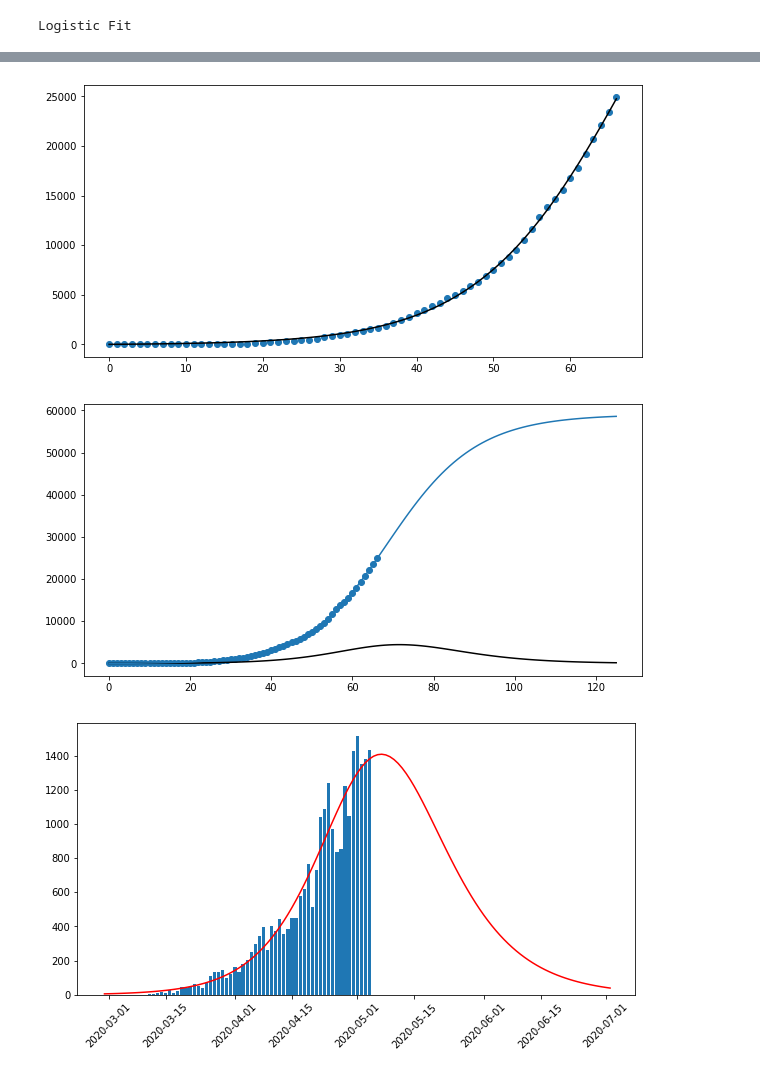
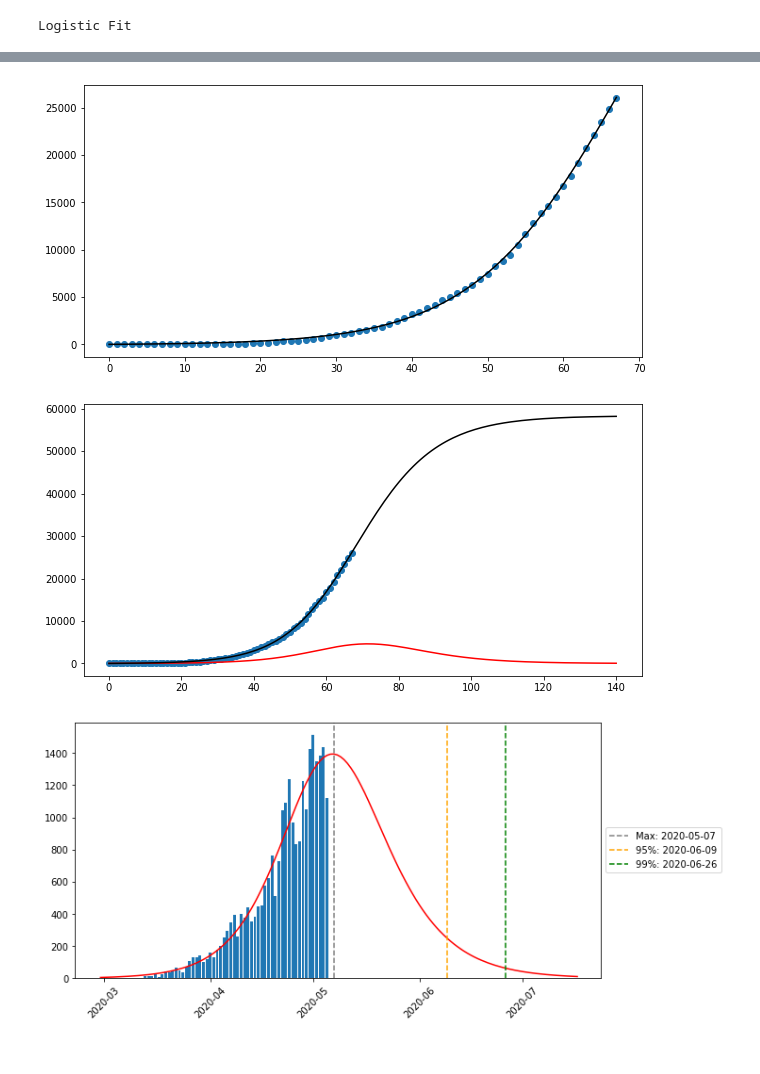
Before and after one commit to aldodec/Covid19-Mex, a Jupyter notebook: Covid19_MX_SIR_Prediction.ipynb, the cells around one changed output, grey strips where cells are left out. Saved outputs shown, nothing was run; the diff lists cells and outputs as text; code cells hidden in the pictures.

```diff
--- a/Covid19_MX_SIR_Prediction.ipynb
+++ b/Covid19_MX_SIR_Prediction.ipynb
@@ -23,17 +23,17 @@ date = ['2020-02-28','2020-02-29','2020-03-01','2020-03-02','2020-03-03','2020-0
         '2020-04-16','2020-04-17','2020-04-18','2020-04-19','2020-04-20','2020-04-21',
         '2020-04-22','2020-04-23','2020-04-24','2020-04-25','2020-04-26','2020-04-27',
         '2020-04-28','2020-04-29','2020-04-30','2020-05-01','2020-05-02','2020-05-03',
-        '2020-05-04']
+        '2020-05-04','2020-05-05']
 
 positives = [3,4,5,5,5,5,5,6,7,7,7,7,11,14,26,41,53,82,93,118,164,203,251,316
                    ,367,405,475,585,717,848,993,1094,1215,1378,1510,1688,1890,2143,
                    2439,2785,3181,3441,3844,4219,4661,5014,5399,5847,6297,6875,7497,
                    8261,8772,9501,10544,11633,12872,13842,14677,15529,16752,17799,
-             19224,20739,22088,23471,24905]
+             19224,20739,22088,23471,24905,26025]
 
 deaths = [0,0,0,0,0,0,0,0,0,0,0,0,0,0,0,0,0,0,0,1,1,2,2,2,4,5,6,8,12,16,20,28,29,37,50,60,79,94,
           125,141,174,194,233,273,296,332,406,449,486,546,650,686,712,857,970,1069,1221,1305,
-          1351,1434,1569,1732,1859,1972,2061,2154,2271]
+          1351,1434,1569,1732,1859,1972,2061,2154,2271,2507]
 
 days = [i for i in range(len(positives))]
 # %%
@@ -83,7 +83,7 @@ r0 = c[2]
 A0 = c[0]
 C0 = K0/(A0+1)
 
-print(20*'===')
+print(20*'====')
 
 
 
@@ -137,19 +137,24 @@ print('N0:',N0_fit)
 t = np.linspace(0,len(positives)-1,len(positives))
 solution = scipy.integrate.odeint(SIR_model,y0=[S0,I0_fit,R0],t=t,args=(beta_fit,gamma_fit,N0_fit))
 solution = np.array(solution)
+r2 = r2_score(solution[:,2]+solution[:,1],positives)
+print('R^2 Score:',r2)
+
+
 plt.figure(figsize=(10,5))
 plt.plot(t,solution[:,2]+solution[:,1],color = 'black')
 plt.scatter(days,positives)
 plt.show()
 
-
-T = np.linspace(0,125,125+1)
+T = np.linspace(0,140,140+1)
 solution_future = scipy.integrate.odeint(SIR_model,y0=[S0,I0_fit,R0],t=T,args=(beta_fit,gamma_fit,N0_fit))
 solution_future = np.array(solution_future)
 
 df = pd.DataFrame({'days':days,'positives':positives,'date':date})
 df['daily_positives'] = df['positives'] - df['positives'].shift(1)
 df['date'] = pd.to_datetime(df['date'])
+
+start_date = pd.to_datetime(date[0])
 
 df_pred = pd.DataFrame()
 df_pred['time'] = T
@@ -158,21 +163,35 @@ df_pred['daily_pos_pred'] = df_pred['positive_pred'] - df_pred['positive_pred'].
 df_pred['date'] = [start_date + datetime.timedelta(days=i) for i in T]
 
 plt.figure(figsize=(10,5))
-plt.plot(T,solution_future[:,1],color= 'black')
-plt.plot(T,solution_future[:,2]+solution_future[:,1])
+plt.plot(T,solution_future[:,1],color= 'red')
+plt.plot(T,solution_future[:,2]+solution_future[:,1],color = 'black')
 plt.scatter(days,np.array(positives))
 plt.show()
 
+max_day = df_pred[df_pred['daily_pos_pred']==df_pred['daily_pos_pred'].max()]['time'].iloc[0]
+max_date = start_date + datetime.timedelta(days=max_day)
+total = df_pred['positive_pred'].iloc[-1:].iloc[0]
+df_pred['CDF'] = df_pred['positive_pred']/total
+
+alpha_95 = 0.95
+alpha_99 = 0.99
+
+date_95 = df_pred.iloc[(df_pred['CDF']-alpha_95).abs().argsort()[:1]]['date'].iloc[0]
+date_99 = df_pred.iloc[(df_pred['CDF']-alpha_99).abs().argsort()[:1]]['date'].iloc[0]
 
 plt.figure(figsize=(10,5))
 plt.plot(df_pred['date'],df_pred['daily_pos_pred'],color= 'r' )
+plt.axvline(max_date,ls = '--',color = 'grey',label = 'Max: {}'.format(max_date.strftime('%Y-%m-%d')))
+plt.axvline(date_95,ls = '--',color = 'orange',label = '95%: {}'.format(date_95.strftime('%Y-%m-%d')))
+plt.axvline(date_99,ls = '--',color = 'green',label = '99%: {}'.format(date_99.strftime('%Y-%m-%d')))
 plt.bar(df['date'],df['daily_positives'])
 plt.xticks(rotation=45)
+plt.legend(loc='center left', bbox_to_anchor=(1, 0.5))
 plt.show()
 
-max_day = df_pred[df_pred['daily_pos_pred']==df_pred['daily_pos_pred'].max()]['time'].iloc[0]
-start_date = pd.to_datetime(date[0])
-max_date = start_date + datetime.timedelta(days=max_day)
-print('Date of Maximum:',max_date)
+total_infected = solution_future[-1:,2]+solution_future[-1:,1]
+print(20*'====')
+print('Date of max no. of new positives:',max_date)
+print('Total positives:',total_infected[0])
 # %% [output]
 Logistic Fit
@@ -194,3 +214,3 @@ N0: 129747.33722034743
-[figure, old version]
+[figure, new version]
-[figure, old version]
+[figure, new version]
-[figure, old version]
+[figure, new version]
```
Also changed, not shown: parts of 1 cell of this notebook.
